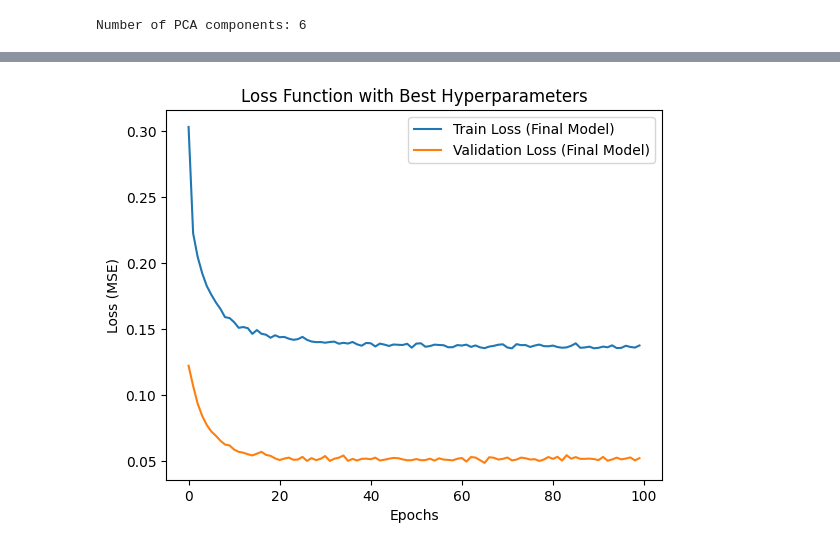
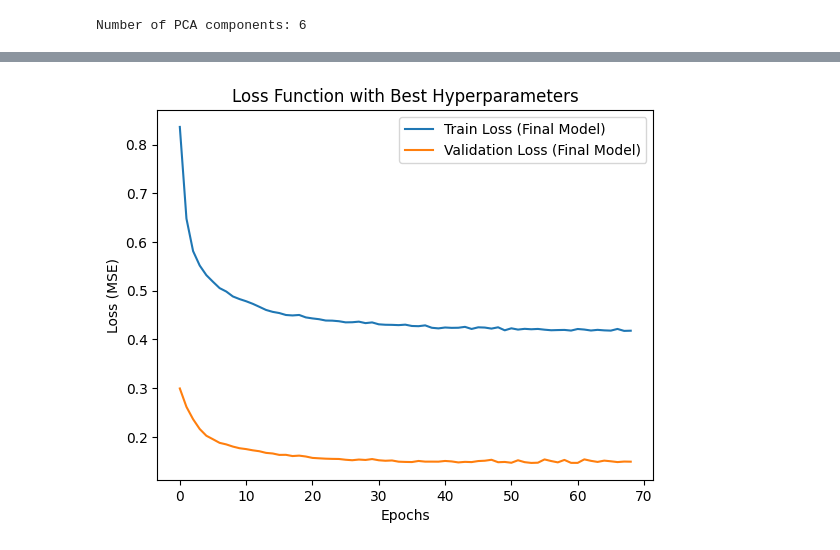
Before and after one commit to jcmefra/DRX_pred, a Jupyter notebook: PCA_COMBINED.ipynb, the cells around one changed output, grey strips where cells are left out. Saved outputs shown, nothing was run; the diff lists cells and outputs as text; code cells hidden in the pictures.

```diff
--- a/PCA_COMBINED.ipynb
+++ b/PCA_COMBINED.ipynb
@@ -35,3 +69,10 @@ combined_df = pd.read_csv('data/combined_df_VMM.csv')
+# %%
+features = ['GammaRay', 'Sonic', 'Density', 'Resistivity', 'NeutronPorosity', 'Photoelectric']
+target = ['Carbonates', 'Clay', 'Quartz']
+# %%
+# only keep the features and target columns
+columns_to_keep = ['Depth'] + features + target
+combined_df = combined_df[columns_to_keep]
 # %%
 # check nans of combined_df with msno
 mno.matrix(combined_df, figsize=(12, 6))
@@ -211,0 +204,2 @@ Epoch 50/50
+# %%
+pos = np.random.permutation(y_train.shape[0])
@@ -691,29 +808,44 @@ Best validation loss: 0.04611951485276222
 # %%
 #best_params = {'batch_size': 16, 'dropout_rate': 0.1, 'epochs': 100, 'l2_reg': 0.001, 'neurons': 32, 'optimizer': 'adam'}
 # %%
-# Extract the best hyperparameters from the grid search results
+# Extract ALL best hyperparameters - CORREGIDO
 best_optimizer = best_params['optimizer']
 best_dropout_rate = best_params['dropout_rate']
 best_neurons = best_params['neurons']
 best_epochs = best_params['epochs']
 best_batch_size = best_params['batch_size']
-best_l2_reg = best_params['l2_reg']  # Extract l2_reg as well
+best_l2_reg = best_params['l2_reg']
+best_num_layers = best_params['num_layers']  # ¡AGREGADO!
+# best_activation_type = best_params['activation_type']  # ¡AGREGADO!
 # %%
-# Use the best hyperparameters identified from tuning
-final_model = create_model_with_params(
+# Use the best hyperparameters identified from tuning - CORREGIDO
+final_model = create_improved_model(
     dropout_rate=best_dropout_rate,
-    l2_reg=best_l2_reg,  # Apply the best L2 regularization parameter
-    optimizer=best_optimizer  # Apply the best optimizer
+    l2_reg=best_l2_reg,
+    neurons=best_neurons,
+    optimizer=best_optimizer,
+    num_layers=best_num_layers,  # ¡AGREGADO!
+    # activation_type=best_activation_type  # ¡AGREGADO!
 )
 
-# Train the model using the best hyperparameters with sample weights
+pos = np.random.permutation(y_train_combined.shape[0])
+
+# Opcional: Agregar early stopping para evitar overfitting
+early_stopping = EarlyStopping(
+    monitor='val_loss',
+    patience=15,
+    restore_best_weights=True
+)
+
+# En el training del modelo final:
 final_history = final_model.fit(
-    X_train_combined_pca,
-    y_train_combined,
+    X_train_combined_pca[pos],
+    y_train_combined[pos],
     validation_data=(X_test_pca, y_test),
-    sample_weight=mean_sample_weights_combined,  # Include sample weights for training
+    sample_weight=mean_sample_weights_combined[pos],
     epochs=best_epochs,
     batch_size=best_batch_size,
+    callbacks=[early_stopping],  # ¡AGREGADO!
     verbose=1
 )
 
@@ -746,4 +878,4 @@ Epoch 100/100
-[figure, old version]
+[figure, new version]
 # %%
 # We will calculate the normalized RMSE, MAE, and R² for each mineral.
 
```
Also changed, not shown: parts of 31 cells of this notebook, 51 other files.
